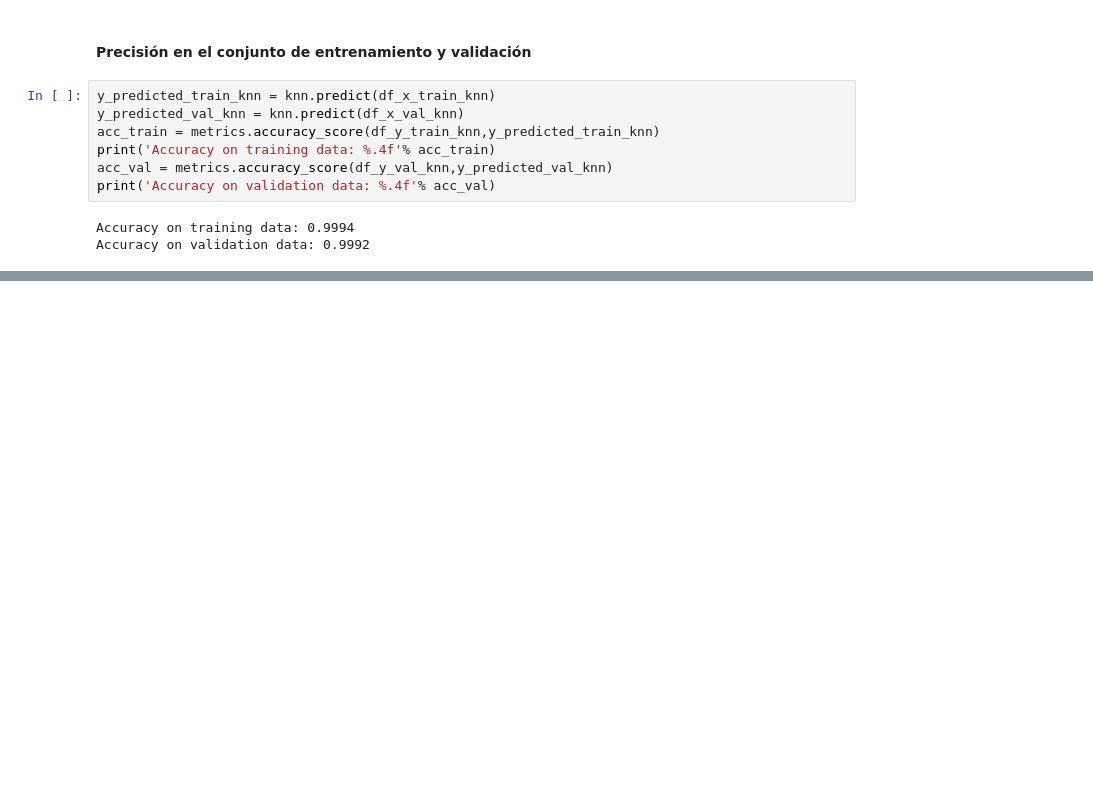
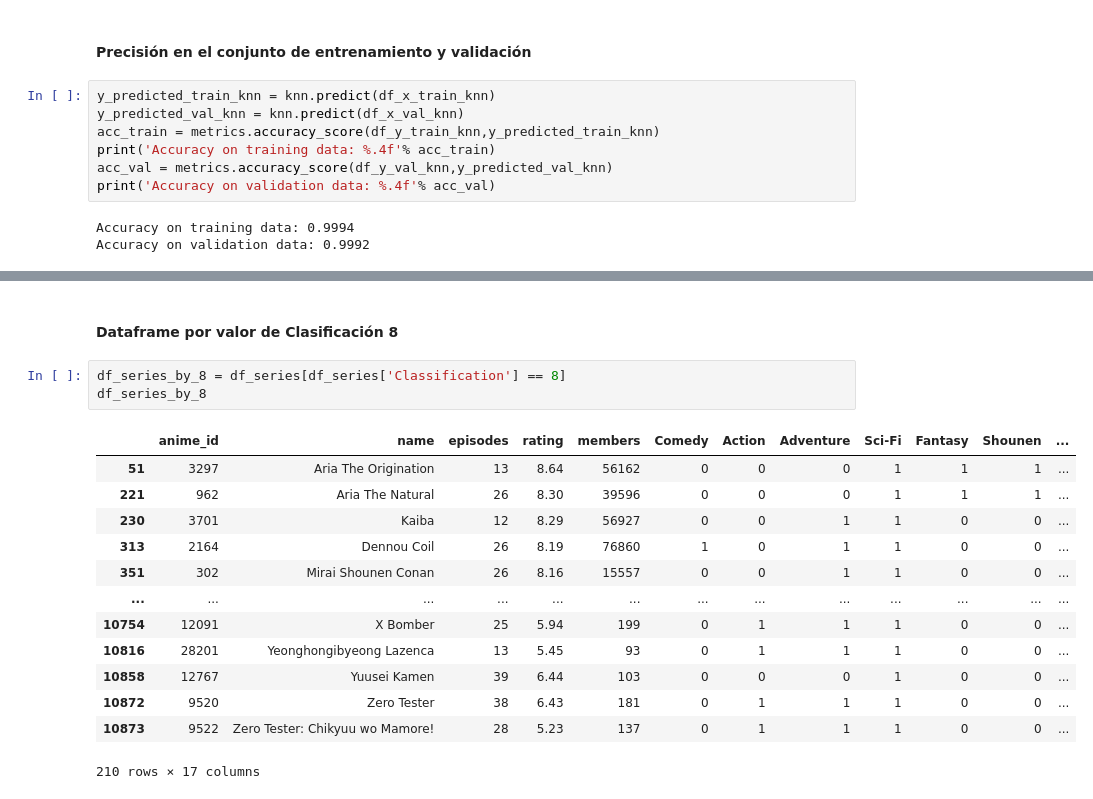
Before and after one commit to 1KVueltasAlCampo/AI-anime-recomendation, a Jupyter notebook: 2daEntrega/Codigo/EDARecomendacionAnime.ipynb, the cells around one changed output, grey strips where cells are left out. Drawn from its saved outputs; the diff is of its cells as text; blank space fills up the shorter version.

```diff
--- a/2daEntrega/Codigo/EDARecomendacionAnime.ipynb
+++ b/2daEntrega/Codigo/EDARecomendacionAnime.ipynb
@@ -658,0 +738,19 @@ Accuracy on validation data: 0.9992
+# %% [markdown]
+#### Dataframe por valor de Clasificación 8
+# %%
+df_series_by_8 = df_series[df_series['Classification'] == 8]
+df_series_by_8
+# %% [output]
+|  | anime_id | name | episodes | rating | members | Comedy | Action | Adventure | Sci-Fi | Fantasy | Shounen | ... |
+| 51 | 3297 | Aria The Origination | 13 | 8.64 | 56162 | 0 | 0 | 0 | 1 | 1 | 1 | ... |
+| 221 | 962 | Aria The Natural | 26 | 8.30 | 39596 | 0 | 0 | 0 | 1 | 1 | 1 | ... |
+| 230 | 3701 | Kaiba | 12 | 8.29 | 56927 | 0 | 0 | 1 | 1 | 0 | 0 | ... |
+| 313 | 2164 | Dennou Coil | 26 | 8.19 | 76860 | 1 | 0 | 1 | 1 | 0 | 0 | ... |
+| 351 | 302 | Mirai Shounen Conan | 26 | 8.16 | 15557 | 0 | 0 | 1 | 1 | 0 | 0 | ... |
+| ... | ... | ... | ... | ... | ... | ... | ... | ... | ... | ... | ... | ... |
+| 10754 | 12091 | X Bomber | 25 | 5.94 | 199 | 0 | 1 | 1 | 1 | 0 | 0 | ... |
+| 10816 | 28201 | Yeonghongibyeong Lazenca | 13 | 5.45 | 93 | 0 | 1 | 1 | 1 | 0 | 0 | ... |
+| 10858 | 12767 | Yuusei Kamen | 39 | 6.44 | 103 | 0 | 0 | 0 | 1 | 0 | 0 | ... |
+| 10872 | 9520 | Zero Tester | 38 | 6.43 | 181 | 0 | 1 | 1 | 1 | 0 | 0 | ... |
+| 10873 | 9522 | Zero Tester: Chikyuu wo Mamore! | 28 | 5.23 | 137 | 0 | 1 | 1 | 1 | 0 | 0 | ... |
+210 rows × 17 columns
```
Also changed, not shown: parts of 31 cells of this notebook.
